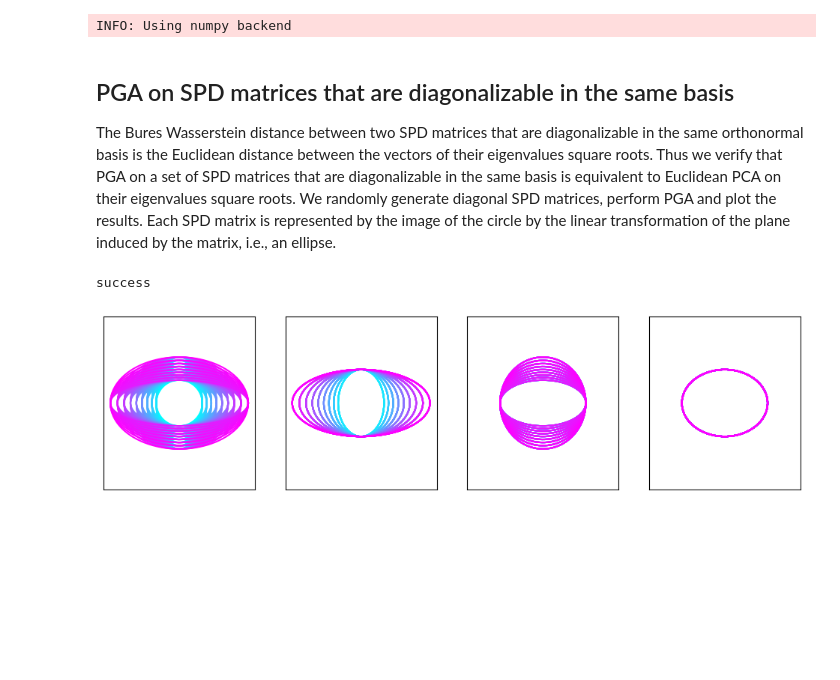
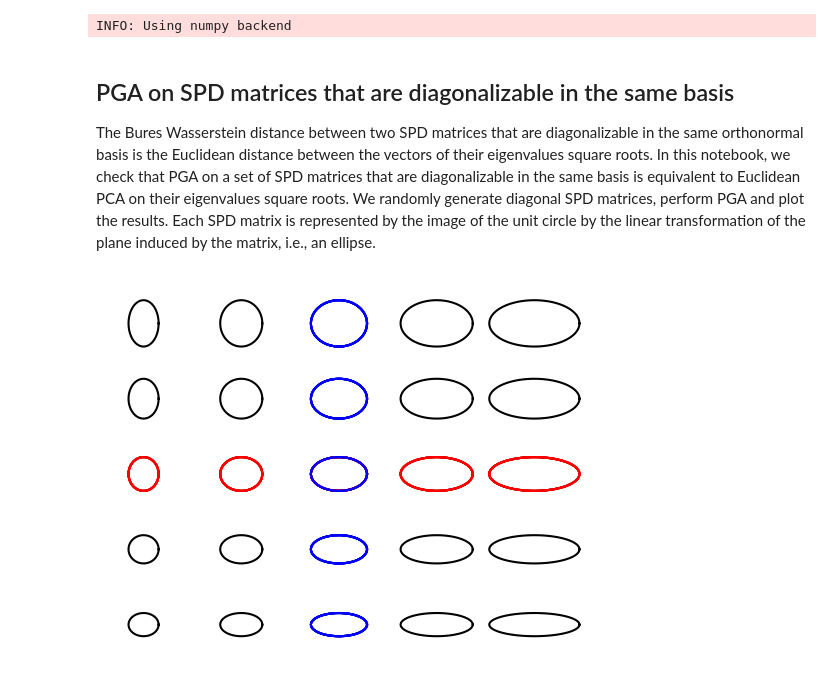
Before and after one commit to alebrigant/bures-wasserstein-gpca, a Jupyter notebook: examples/pga_and_spectral_decomposition.ipynb, the cells around one changed output. Cells and saved outputs as stored; diff of their text form; code cells hidden in the pictures; blank space fills up the shorter version.

```diff
--- a/examples/pga_and_spectral_decomposition.ipynb
+++ b/examples/pga_and_spectral_decomposition.ipynb
@@ -17,4 +18,4 @@ INFO: Using numpy backend
 # %% [markdown]
 ## PGA on SPD matrices that are diagonalizable in the same basis
 
-The Bures Wasserstein distance between two SPD matrices that are diagonalizable in the same orthonormal basis is the Euclidean distance between the vectors of their eigenvalues square roots. Thus we verify that PGA on a set of SPD matrices that are diagonalizable in the same basis is equivalent to Euclidean PCA on their eigenvalues square roots. We randomly generate diagonal SPD matrices, perform PGA and plot the results. Each SPD matrix is represented by the image of the circle by the linear transformation of the plane induced by the matrix, i.e., an ellipse.
+The Bures Wasserstein distance between two SPD matrices that are diagonalizable in the same orthonormal basis is the Euclidean distance between the vectors of their eigenvalues square roots. In this notebook, we check that PGA on a set of SPD matrices that are diagonalizable in the same basis is equivalent to Euclidean PCA on their eigenvalues square roots. We randomly generate diagonal SPD matrices, perform PGA and plot the results. Each SPD matrix is represented by the image of the unit circle by the linear transformation of the plane induced by the matrix, i.e., an ellipse.
@@ -26,12 +41,10 @@ e2 = np.linspace(1., np.sqrt(2), n)
 ee = np.meshgrid(e1, e2)
 eig_sq_roots = np.stack(ee).T.reshape((n ** 2, dim))
 points_spd = np.stack([np.diag(eig_sq_roots[i] ** 2) for i in range(n**2)])
-# %%
-pga = BuresWassersteinPGA(dim=2).fit(points_spd)
-print(pga['message'])
-%matplotlib inline
-plot_results_1(points_spd, pga, alpha=0.)
-# %% [output]
-success
-[figure, removed]
+# %%
+gpca = pca.BuresWassersteinPGA(dim=2).fit(points_spd)
+
+plot_pca_results_on_grid(gpca, n=5)
+# %% [output]
+[figure, added]
 # %%
```
Also changed, not shown: parts of 26 cells of this notebook.
